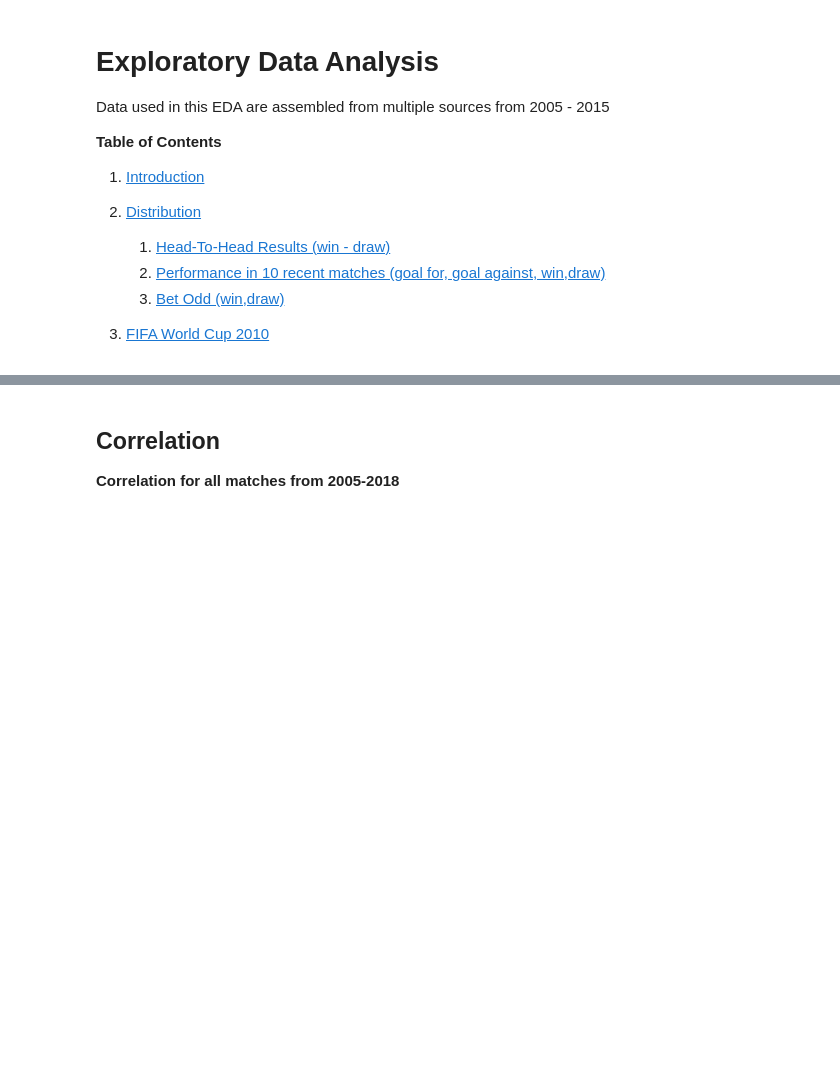
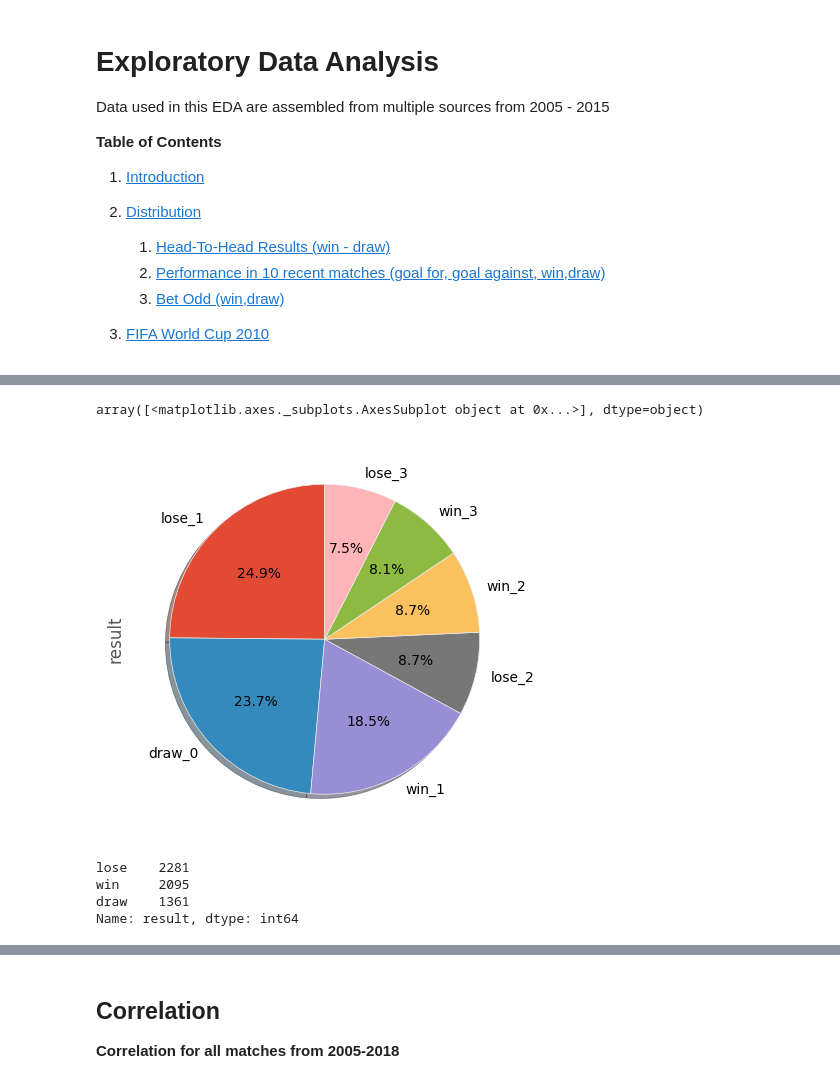
Before and after one commit to mrthlinh/FIFA-World-Cup-Prediction, a Jupyter notebook: EDA/EDA.ipynb, the cells around one changed output, grey strips where cells are left out. Cells and saved outputs as stored; diff of their text form; code cells hidden in the pictures; blank space fills up the shorter version.

```diff
--- a/EDA/EDA.ipynb
+++ b/EDA/EDA.ipynb
@@ -76,0 +92,12 @@ data_full_y.head()
+# %%
+data_full_y.value_counts().plot.pie(subplots=True, figsize=(5, 5),shadow=True,startangle=90,autopct='%1.1f%%')
+# %% [output]
+array([<matplotlib.axes._subplots.AxesSubplot object at 0x...>], dtype=object)
+[figure, added]
+# %%
+data_y['result'].value_counts()
+# %% [output]
+lose    2281
+win     2095
+draw    1361
+Name: result, dtype: int64
```
Also changed, not shown: parts of 9 cells of this notebook.
